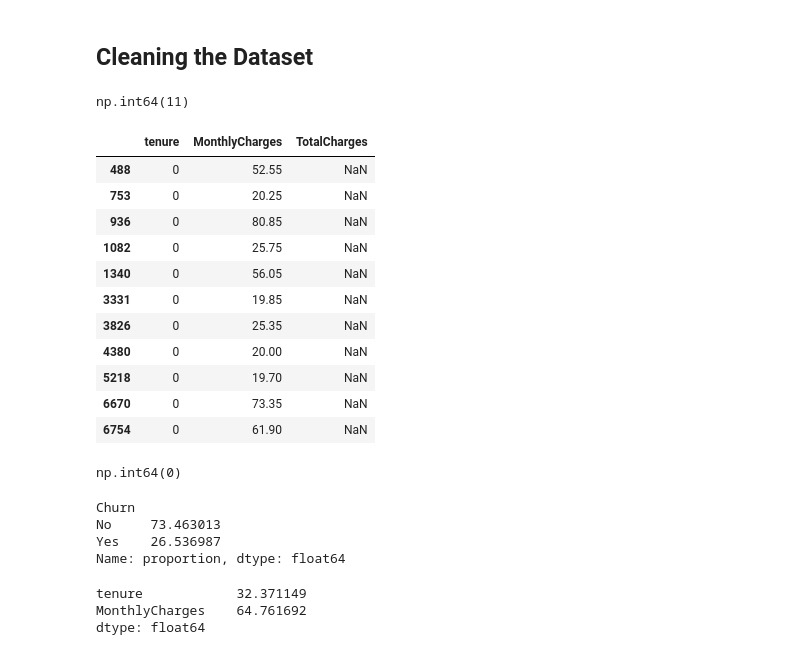
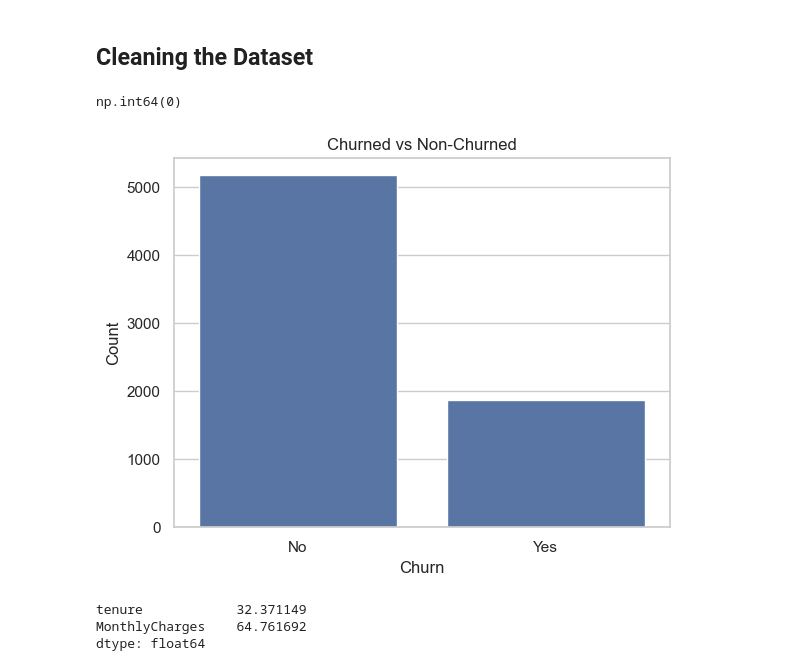
Before and after one commit to CaptianGhost/Telco_Customer_Churn-EDA, a Jupyter notebook: Telco_Customer_Churn-EDA.ipynb, the cells around one changed output. Saved outputs shown, nothing was run; the diff lists cells and outputs as text; code cells hidden in the pictures.

```diff
--- a/Telco_Customer_Churn-EDA.ipynb
+++ b/Telco_Customer_Churn-EDA.ipynb
@@ -90,39 +90,18 @@ dtype: int64
 # Convert SeniorCitizen column from integer (0/1) to boolean (False/True)
 df['SeniorCitizen']= df['SeniorCitizen'].astype(bool)
 # %%
-df['TotalCharges']= pd.to_numeric(df['TotalCharges'], errors='coerce')   # Convert TotalCharges to numeric values
-df['TotalCharges'].isna().sum()   # Check how many missing values (NaN) exist in TotalCharges
+df['TotalCharges']= pd.to_numeric(df['TotalCharges'], errors='coerce').fillna(0)   # Convert TotalCharges to numeric values
+df['TotalCharges'].isna().sum()
 # %% [output]
-np.int64(11)
+np.int64(0)
-# %%
-# Display rows where TotalCharges is missing
-df[df['TotalCharges'].isna()][['tenure', 'MonthlyCharges', 'TotalCharges']]
-# %% [output]
-|  | tenure | MonthlyCharges | TotalCharges |
-| 488 | 0 | 52.55 | NaN |
-| 753 | 0 | 20.25 | NaN |
-| 936 | 0 | 80.85 | NaN |
-| 1082 | 0 | 25.75 | NaN |
-| 1340 | 0 | 56.05 | NaN |
-| 3331 | 0 | 19.85 | NaN |
-| 3826 | 0 | 25.35 | NaN |
-| 4380 | 0 | 20.00 | NaN |
-| 5218 | 0 | 19.70 | NaN |
-| 6670 | 0 | 73.35 | NaN |
-| 6754 | 0 | 61.90 | NaN |
-# %%
-df['TotalCharges']= df['TotalCharges'].fillna(0)   # Replace missing TotalCharges values with 0
-df['TotalCharges'].isna().sum()   # Confirm that there are no remaining missing values
-# %% [output]
-np.int64(0)
 # %%
-# Calculate the percentage distribution of churned vs non-churned customers
-df['Churn'].value_counts(normalize=True)*100
+# Distribution of churned vs non-churned customers
+sns.countplot(df, x='Churn')
+plt.title("Churned vs Non-Churned")
+plt.ylabel('Count')
+plt.show()
 # %% [output]
-Churn
-No     73.463013
-Yes    26.536987
-Name: proportion, dtype: float64
+[figure, added]
 # %%
 # Compute the average tenure and average monthly charges
 df[['tenure', 'MonthlyCharges']].mean()
```
Also changed, not shown: parts of 23 cells of this notebook.
